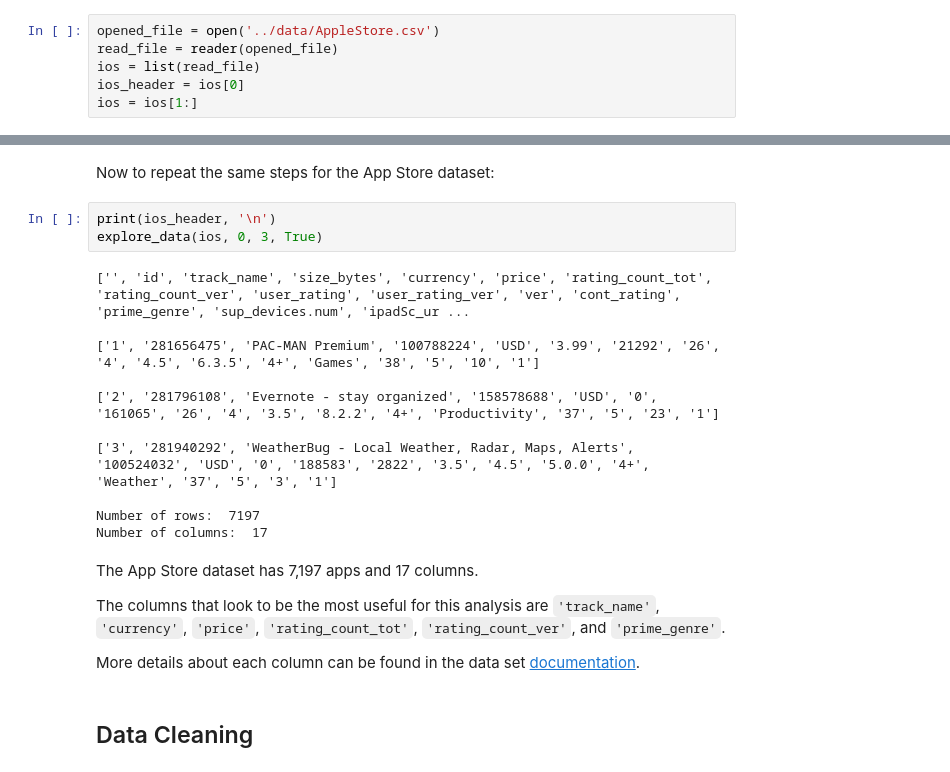
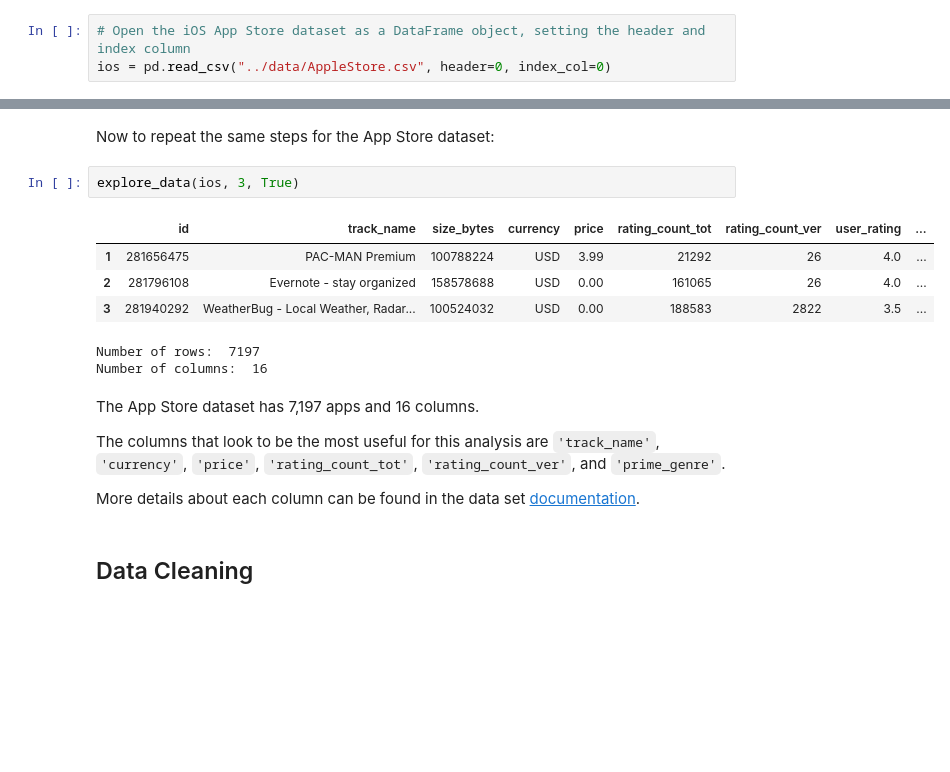
Before and after one commit to xjwllmsx/profitable-app-profiles, a Jupyter notebook: notebook/analysis.ipynb, the cells around one changed output, grey strips where cells are left out. Saved outputs shown, nothing was run; the diff lists cells and outputs as text; blank space fills up the shorter version.

```diff
--- a/notebook/analysis.ipynb
+++ b/notebook/analysis.ipynb
@@ -42,11 +34,8 @@ android = android[1:]
 # %% [markdown]
 Now, I will repeat the above step for the App Store dataset:
 # %%
-opened_file = open('../data/AppleStore.csv')
-read_file = reader(opened_file)
-ios = list(read_file)
-ios_header = ios[0]
-ios = ios[1:]
+# Open the iOS App Store dataset as a DataFrame object, setting the header and index column
+ios = pd.read_csv("../data/AppleStore.csv", header=0, index_col=0)
 # %% [markdown]
 ### Create a function to help explore the datasets
 # %% [markdown]
@@ -93,21 +72,16 @@ At a quick glance, the columns that might be useful for the purpose of my analys
 # %% [markdown]
 Now to repeat the same steps for the App Store dataset:
 # %%
-print(ios_header, '\n')
-explore_data(ios, 0, 3, True)
+explore_data(ios, 3, True)
 # %% [output]
+|  | id | track_name | size_bytes | currency | price | rating_count_tot | rating_count_ver | user_rating | ... |
+| 1 | 281656475 | PAC-MAN Premium | 100788224 | USD | 3.99 | 21292 | 26 | 4.0 | ... |
+| 2 | 281796108 | Evernote - stay organized | 158578688 | USD | 0.00 | 161065 | 26 | 4.0 | ... |
+| 3 | 281940292 | WeatherBug - Local Weather, Radar... | 100524032 | USD | 0.00 | 188583 | 2822 | 3.5 | ... |
-['', 'id', 'track_name', 'size_bytes', 'currency', 'price', 'rating_count_tot', 'rating_count_ver', 'user_rating', 'user_rating_ver', 'ver', 'cont_rating', 'prime_genre', 'sup_devices.num', 'ipadSc_ur ...
-
-['1', '281656475', 'PAC-MAN Premium', '100788224', 'USD', '3.99', '21292', '26', '4', '4.5', '6.3.5', '4+', 'Games', '38', '5', '10', '1']
-
-['2', '281796108', 'Evernote - stay organized', '158578688', 'USD', '0', '161065', '26', '4', '3.5', '8.2.2', '4+', 'Productivity', '37', '5', '23', '1']
-
-['3', '281940292', 'WeatherBug - Local Weather, Radar, Maps, Alerts', '100524032', 'USD', '0', '188583', '2822', '3.5', '4.5', '5.0.0', '4+', 'Weather', '37', '5', '3', '1']
-
 Number of rows:  7197
-Number of columns:  17
+Number of columns:  16
 # %% [markdown]
-The App Store dataset has 7,197 apps and 17 columns.
+The App Store dataset has 7,197 apps and 16 columns.
 
 The columns that look to be the most useful for this analysis are `'track_name'`, `'currency'`, `'price'`, `'rating_count_tot'`, `'rating_count_ver'`, and `'prime_genre'`.
 
```
Also changed, not shown: parts of 46 cells of this notebook.
